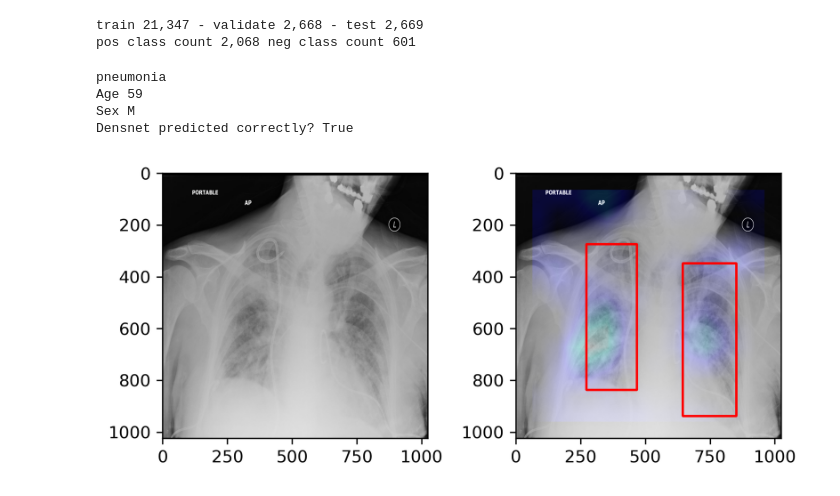
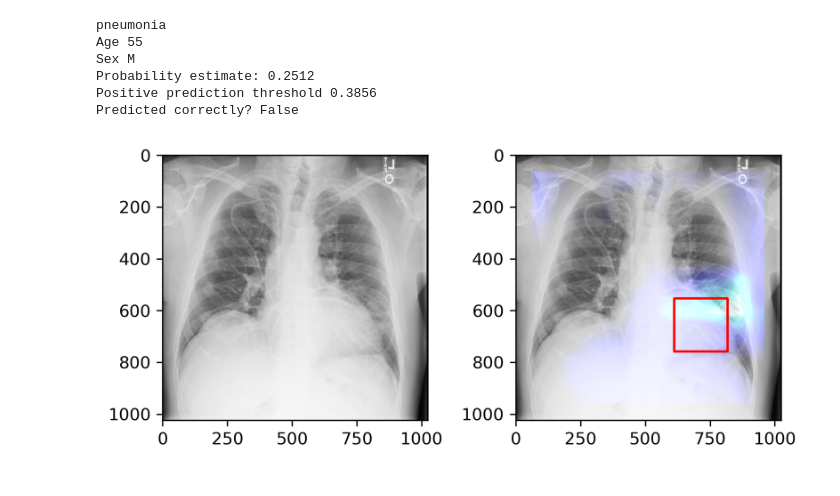
Before and after one commit to Tstrebe2/umich-mads-capstone-project, a Jupyter notebook: tstrebe2/rnsa/grad-cam.ipynb, the cells around one changed output. Cells and saved outputs as stored; diff of their text form; code cells hidden in the pictures.

```diff
--- a/tstrebe2/rnsa/grad-cam.ipynb
+++ b/tstrebe2/rnsa/grad-cam.ipynb
@@ -55,54 +27,25 @@ for param in model.parameters():
-# %%
-annotations_file_path = '/home/tstrebel/assets/rnsa-pneumonia/stage_2_train_labels.csv.zip'
-
-label_df = pd.read_csv(annotations_file_path).groupby('patientId').first().reset_index()
-all_label_df = pd.read_csv(annotations_file_path)
-
-X_train, X_test = train_test_split(label_df, test_size=.2, stratify=label_df.Target, random_state=99)
-X_val, X_test, = train_test_split(X_test, test_size=.5, stratify=X_test.Target, random_state=99)
-train_ix, val_ix, test_ix = X_train.index.tolist(), X_val.index.tolist(), (X_test.index.tolist())
-del(X_train)
-del(X_val)
-del(X_test)
-print('train {:,} - validate {:,} - test {:,}'.format(len(train_ix), len(val_ix), len(test_ix)))
-
-label_df = label_df.iloc[test_ix]
-
-neg_class_count, pos_class_count = label_df.Target.value_counts()
-print('pos class count {:,} neg class count {:,}'.format(neg_class_count, pos_class_count))
-# %% [output]
-train 21,347 - validate 2,668 - test 2,669
-pos class count 2,068 neg class count 601
-# %%
-image_dir = '/home/tstrebel/assets/rnsa-pneumonia/train-images'
-
-mean = [0.5]
-std = [0.225]
-
-transform = torchvision.transforms.Compose([
-    torchvision.transforms.Resize(512),
-    torchvision.transforms.CenterCrop(448),
-    torchvision.transforms.ToTensor(),
-    torchvision.transforms.Normalize(mean, std),
-])
-
-dataset = CustomImageDataset(image_dir, transform=transform)
+# %%
+state_dict = torch.load(model_path, map_location=device)['state_dict']
+model = rnsa.Densenet121GradCam()
+_ = model.load_state_dict(state_dict)
 # %%
 # Implementation adapted from https://medium.com/@stepanulyanin/implementing-grad-cam-in-pytorch-ea0937c31e82
-def show_gradcam(model, patient, target):
+def show_gradcam(model, patient, target, threshold=.5):
     model.eval()
-    inputs = dataset[patient.patientId].unsqueeze(dim=0)
+    inputs, target = dataset[np.where(df_test.index==patient.name)[0][0]]
+    inputs = inputs.unsqueeze(dim=0)
 
     outputs = model(inputs)
 
-    pred = (outputs >= 0.0).int().item()
+    proba = torch.sigmoid(outputs).item()
+
+    pred = (proba >= threshold)
 
     outputs.backward()
 
     with torch.no_grad():
         # pull the gradients out of the model
         gradients = model.get_activations_gradient()
-
         # pool the gradients across the channels
         pooled_gradients = torch.mean(gradients, dim=[0, 2, 3])
         # get the activations of the last convolutional layer
@@ -110,58 +53,60 @@ def show_gradcam(model, patient, target):
         # weight the channels by corresponding gradients
         for i in range(pooled_gradients.shape[0]):
             activations[:, i, :, :] *= pooled_gradients[i]
-
         # average the channels of the activations
         heatmap = torch.mean(activations, dim=1).squeeze()
-
     # relu on top of the heatmap
     # expression (2) in https://arxiv.org/pdf/1610.02391.pdf
     heatmap = np.maximum(heatmap, 0)
     # normalize the heatmap
     heatmap /= torch.max(heatmap)
 
-    img_path = ''.join([image_dir, '/', patient.patientId, '.dcm'])
+    img_path = ''.join([img_dir, '/', patient.patient_id, '.dcm'])
 
     image = dicom.dcmread(img_path)
 
-    print(['no-pneumonia', 'pneumonia'][target])
+    print(['no-pneumonia', 'pneumonia'][target.int().item()])
     print('Age', image.PatientAge)
     print('Sex', image.PatientSex)
-    print('Densnet predicted correctly?', (pred == target))
+    print('Probability estimate: {:.4f}'.format(proba))
+    print('Positive prediction threshold {:.4f}'.format(threshold))
+    print('Predicted correctly?', (pred == target.int()).item())
 
     heatmap_x = cv2.resize(heatmap.numpy(), (448, 448))
     heatmap_x = np.pad(heatmap_x, 32)
     heatmap_x = cv2.resize(heatmap_x, (image.pixel_array.shape[1], image.pixel_array.shape[0]))
     heatmap_x = np.uint8(255 * heatmap_x)
     heatmap_x = cv2.applyColorMap(heatmap_x, cv2.COLORMAP_HOT)
 
     image = cv2.cvtColor(image.pixel_array, cv2.COLOR_GRAY2RGB)
-    image_x = cv2.addWeighted(image, 1.0, heatmap_x, .2, 1.0)
+    image_x = cv2.addWeighted(image, 1.0, heatmap_x, .3, 1.0)
     # Draw bounding box
     if target == 1:
-        for row in all_label_df[all_label_df.patientId==patient.patientId].iloc[:, 1:-1].values:
+        for row in df_all[df_all.patient_id==patient.patient_id].iloc[:, 1:-1].values:
             x, y, w, h = np.int64(row)
             image_x = cv2.rectangle(image_x, (x, y), (x+w, y+h), (255, 0, 0), 7)
 
     fig, (ax1, ax2) = plt.subplots(ncols=2, dpi=300)
     ax1.imshow(image)
     ax2.imshow(image_x)
     fig.tight_layout()
     plt.show()
 
 target = 1
 
 if target == 0:
     patient_ix = np.random.randint(0, neg_class_count)
 elif target == 1:
     patient_ix = np.random.randint(0, pos_class_count)
 
-patient = label_df[label_df.Target==target].iloc[patient_ix]
+patient = df_test[df_test.target==target].iloc[patient_ix]
 
-show_gradcam(model, patient, target)
+show_gradcam(model, patient, target, threshold=0.3856)
 # %% [output]
 pneumonia
-Age 59
+Age 55
 Sex M
-Densnet predicted correctly? True
+Probability estimate: 0.2512
+Positive prediction threshold 0.3856
+Predicted correctly? False
-[figure, old version]
+[figure, new version]
```
Also changed, not shown: parts of 2 cells of this notebook, 6 other files.
